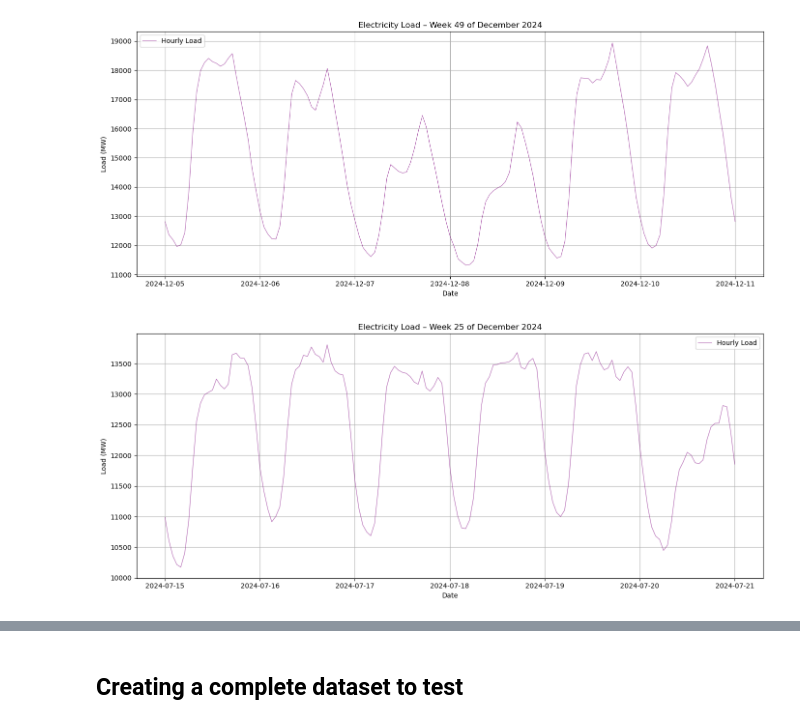
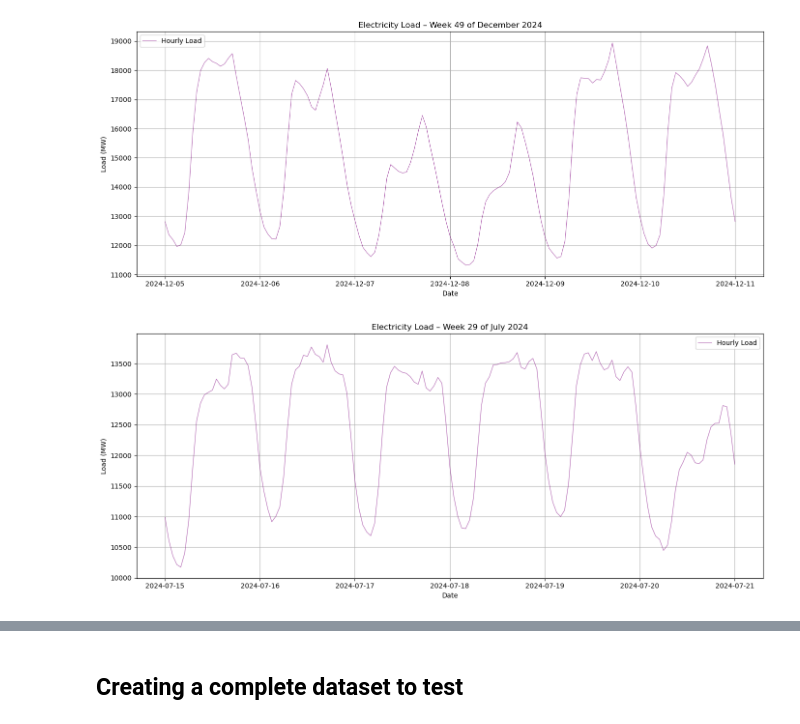
Before and after one commit to rzff/MsCThesisRubenCuriel2024, a Jupyter notebook: Code/EDA/Notebooks/CleanEDA.ipynb, the cells around one changed output, grey strips where cells are left out. Drawn from its saved outputs; the diff is of its cells as text; code cells hidden in the pictures.

```diff
--- a/Code/EDA/Notebooks/CleanEDA.ipynb
+++ b/Code/EDA/Notebooks/CleanEDA.ipynb
@@ -1686,27 +1686,27 @@ plt.show()
 # %%
 import matplotlib.pyplot as plt
 
 # Filter using the datetime index
 df_1_week = load_NL[(load_NL.index >= '2024-07-15') & (load_NL.index <= '2024-07-21')]
 
 # Plot
 plt.figure(figsize=(14, 6))
 plt.plot(
     df_1_week.index,
     df_1_week['LoadConsumption'],
     label='Hourly Load',
     color='purple',
     linewidth=0.8,
     alpha=0.6
 )
-plt.title('Electricity Load – Week 25 of July 2024')
+plt.title('Electricity Load – Week 29 of July 2024')
 plt.xlabel('Date')
 plt.ylabel('Load (MW)')
 plt.grid(True)
 plt.legend()
 plt.tight_layout()
 plt.show()
 # %% [output]
-[figure, old version]
+[figure, new version]
 # %%
 # Filter the specific day using the datetime index
```
Also changed, not shown: parts of 8 cells of this notebook, 23 other files.
